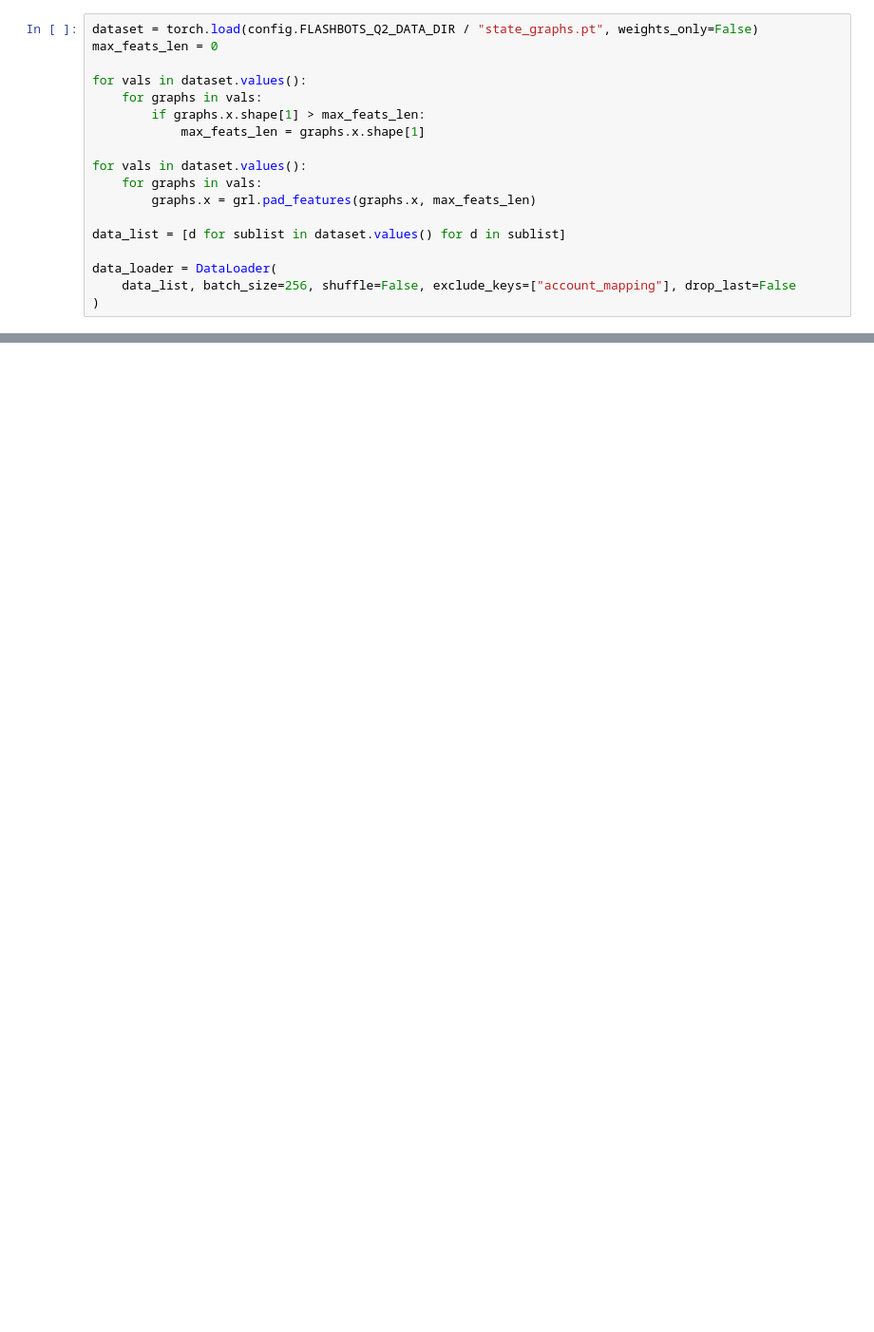
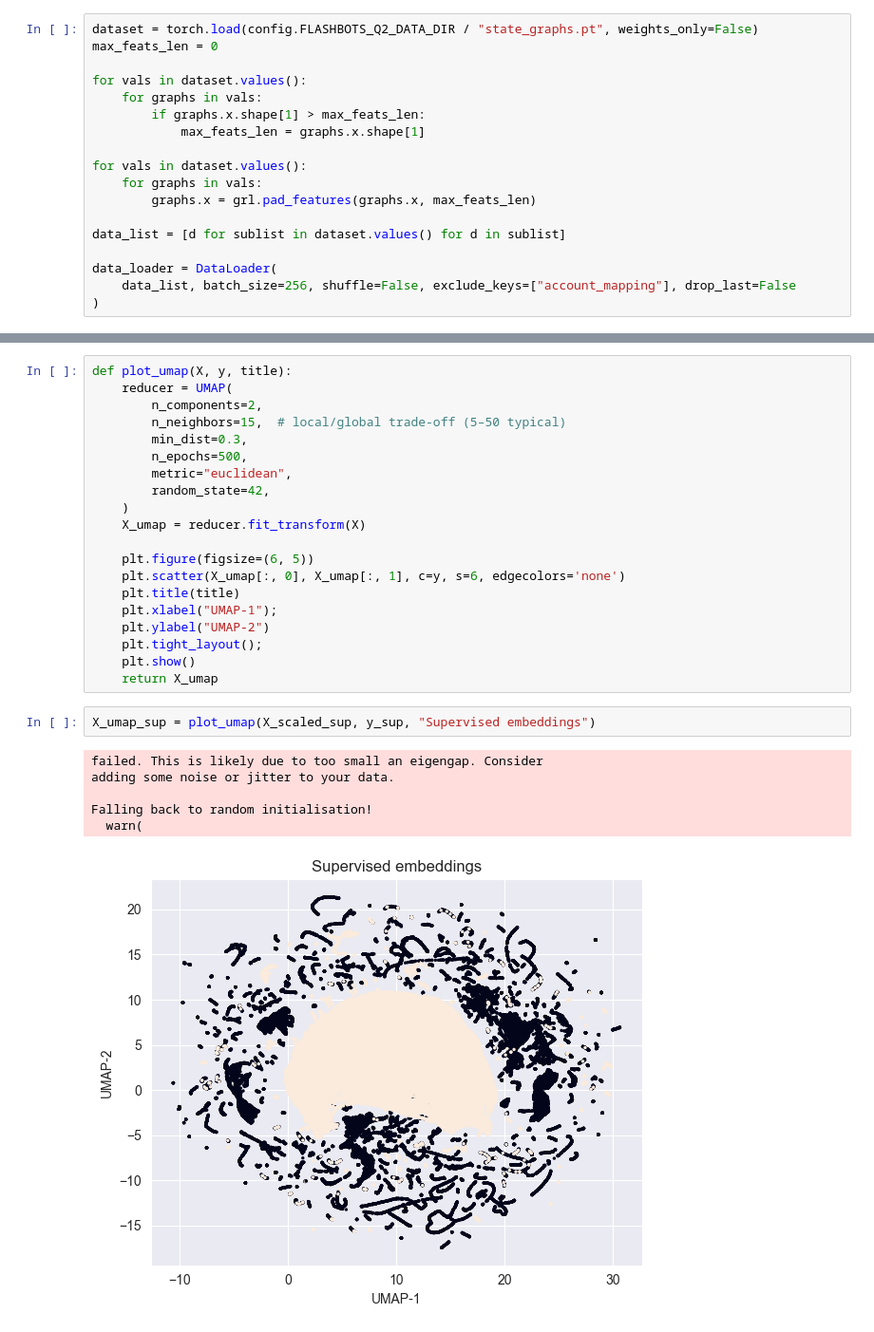
Before and after one commit to liamti5/Graph-Inverse-Reinforcement-Learning-for-MEV-Detection-on-Ethereum, a Jupyter notebook: notebooks/2.04-pca-dgi-embeddings.ipynb, the cells around one changed output, grey strips where cells are left out. Shown at 95% size. Drawn from its saved outputs; the diff is of its cells as text; blank space fills up the shorter version.

```diff
--- a/notebooks/2.04-pca-dgi-embeddings.ipynb
+++ b/notebooks/2.04-pca-dgi-embeddings.ipynb
@@ -72,0 +133,29 @@ plt.show()
+# %%
+def plot_umap(X, y, title):
+    reducer = UMAP(
+        n_components=2,
+        n_neighbors=15,  # local/global trade-off (5–50 typical)
+        min_dist=0.3,
+        n_epochs=500,
+        metric="euclidean",
+        random_state=42,
+    )
+    X_umap = reducer.fit_transform(X)
+
+    plt.figure(figsize=(6, 5))
+    plt.scatter(X_umap[:, 0], X_umap[:, 1], c=y, s=6, edgecolors='none')
+    plt.title(title)
+    plt.xlabel("UMAP-1");
+    plt.ylabel("UMAP-2")
+    plt.tight_layout();
+    plt.show()
+    return X_umap
+# %%
+X_umap_sup = plot_umap(X_scaled_sup, y_sup, "Supervised embeddings")
+# %% [output]
+failed. This is likely due to too small an eigengap. Consider
+adding some noise or jitter to your data.
+
+Falling back to random initialisation!
+  warn(
+[figure, added]
```
Also changed, not shown: parts of 17 cells of this notebook.
